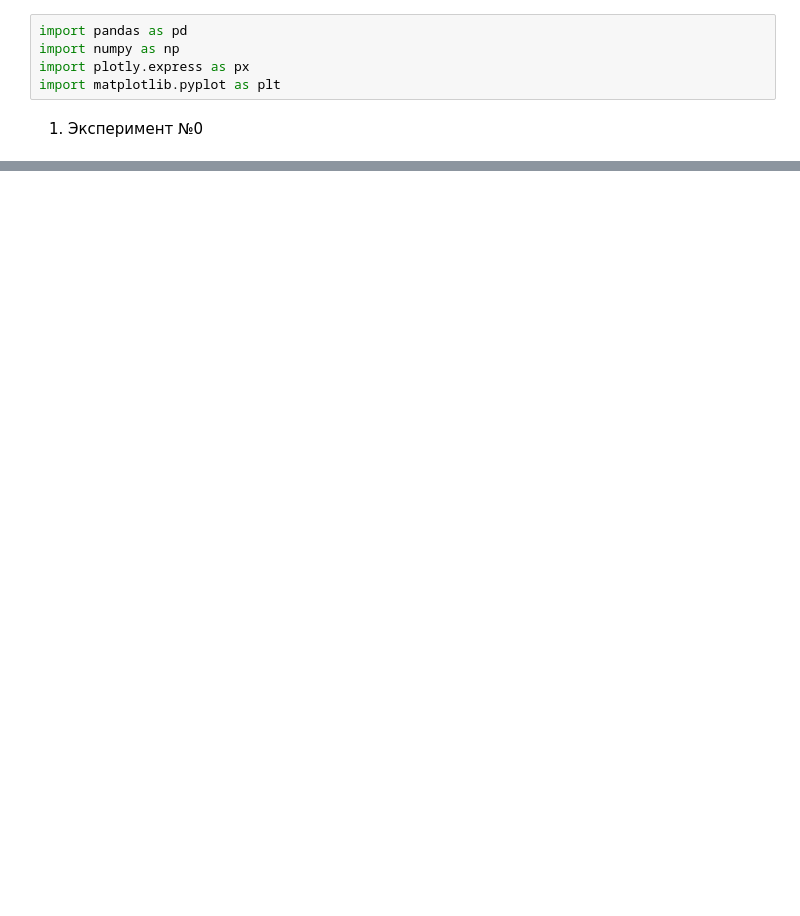
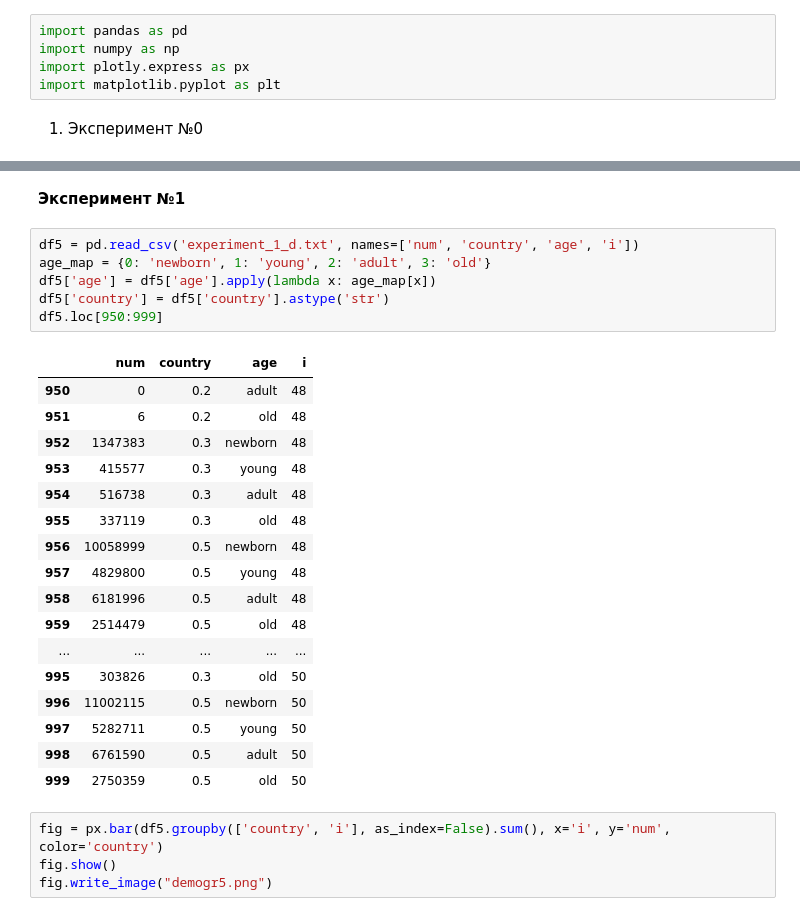
Before and after one commit to lizlizardplease/migration-education, a Jupyter notebook: viz.ipynb, the cells around one changed output, grey strips where cells are left out. Drawn from its saved outputs; the diff is of its cells as text; blank space fills up the shorter version.

```diff
--- a/viz.ipynb
+++ b/viz.ipynb
@@ -146,0 +83,30 @@ plt.show()
+# %% [markdown]
+__Эксперимент №1__
+# %%
+df5 = pd.read_csv('experiment_1_d.txt', names=['num', 'country', 'age', 'i'])
+age_map = {0: 'newborn', 1: 'young', 2: 'adult', 3: 'old'}
+df5['age'] = df5['age'].apply(lambda x: age_map[x])
+df5['country'] = df5['country'].astype('str')
+df5.loc[950:999]
+# %% [output]
+|  | num | country | age | i |
+| 950 | 0 | 0.2 | adult | 48 |
+| 951 | 6 | 0.2 | old | 48 |
+| 952 | 1347383 | 0.3 | newborn | 48 |
+| 953 | 415577 | 0.3 | young | 48 |
+| 954 | 516738 | 0.3 | adult | 48 |
+| 955 | 337119 | 0.3 | old | 48 |
+| 956 | 10058999 | 0.5 | newborn | 48 |
+| 957 | 4829800 | 0.5 | young | 48 |
+| 958 | 6181996 | 0.5 | adult | 48 |
+| 959 | 2514479 | 0.5 | old | 48 |
+| ... | ... | ... | ... | ... |
+| 995 | 303826 | 0.3 | old | 50 |
+| 996 | 11002115 | 0.5 | newborn | 50 |
+| 997 | 5282711 | 0.5 | young | 50 |
+| 998 | 6761590 | 0.5 | adult | 50 |
+| 999 | 2750359 | 0.5 | old | 50 |
+# %%
+fig = px.bar(df5.groupby(['country', 'i'], as_index=False).sum(), x='i', y='num', color='country')
+fig.show()
+fig.write_image("demogr5.png")
```
Also changed, not shown: parts of 33 cells of this notebook, 5 other files.
